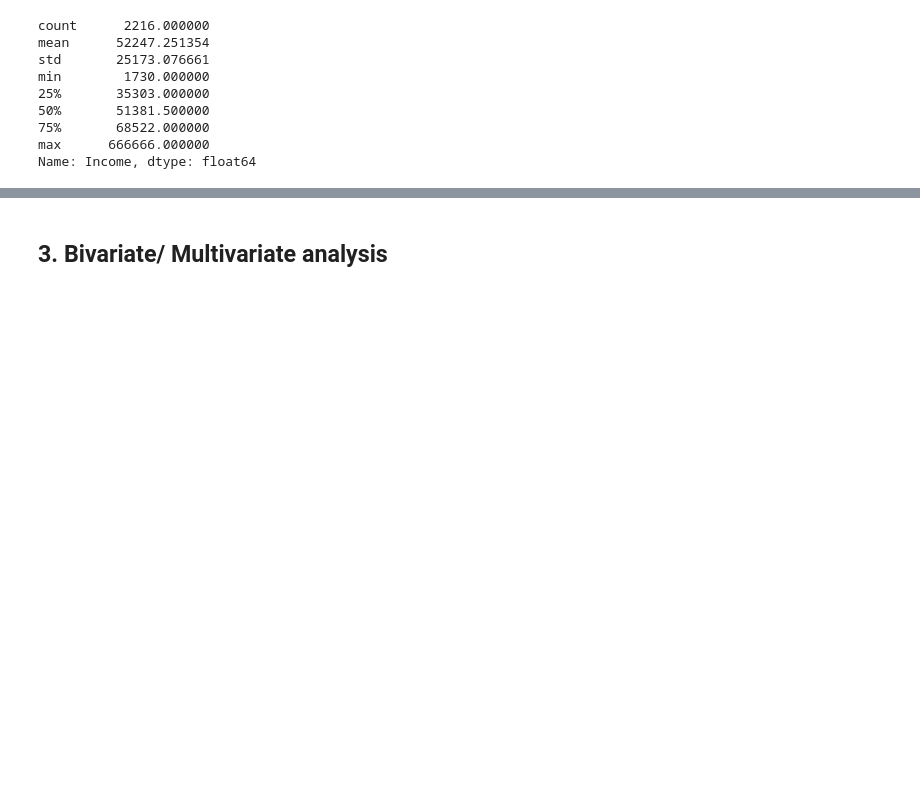
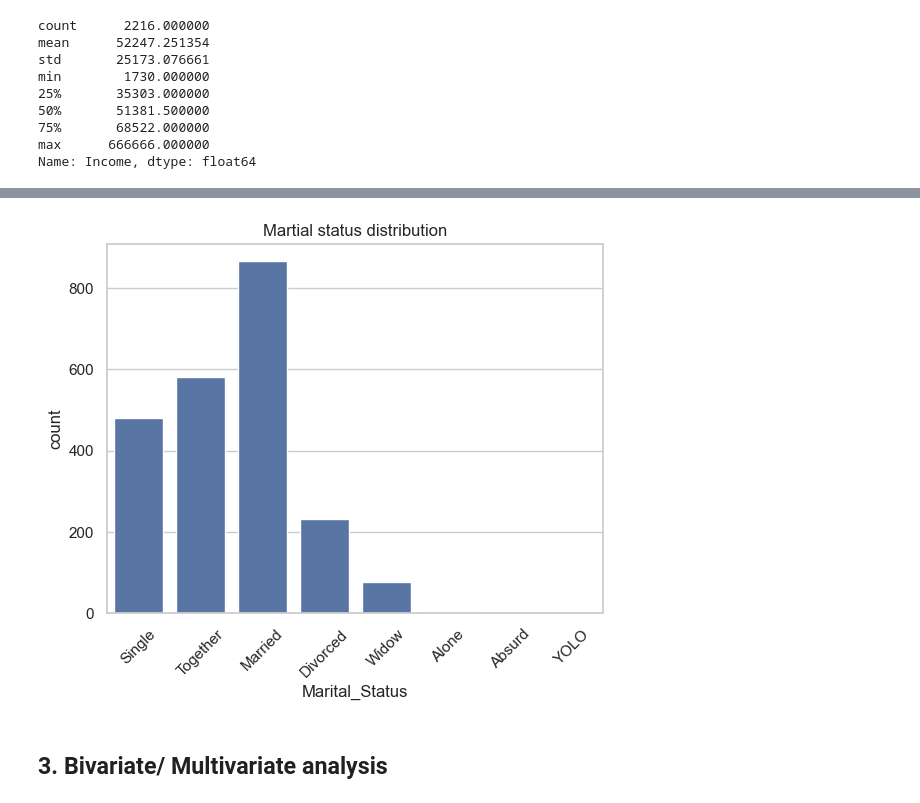
Before and after one commit to sindhu7416/Ecommerce-Segmentation, a Jupyter notebook: notebooks/nice_eda.ipynb, the cells around one changed output, grey strips where cells are left out. Cells and saved outputs as stored; diff of their text form; code cells hidden in the pictures; blank space fills up the shorter version.

```diff
--- a/notebooks/nice_eda.ipynb
+++ b/notebooks/nice_eda.ipynb
@@ -165,2 +200,9 @@ Name: Income, dtype: float64
+# %%
+sns.countplot(df,x='Marital_Status')
+plt.title("Martial status distribution")
+plt.xticks(rotation=45)
+plt.show()
+# %% [output]
+[figure, added]
 # %% [markdown]
 ## 3. Bivariate/ Multivariate analysis
```
Also changed, not shown: parts of 42 cells of this notebook.
